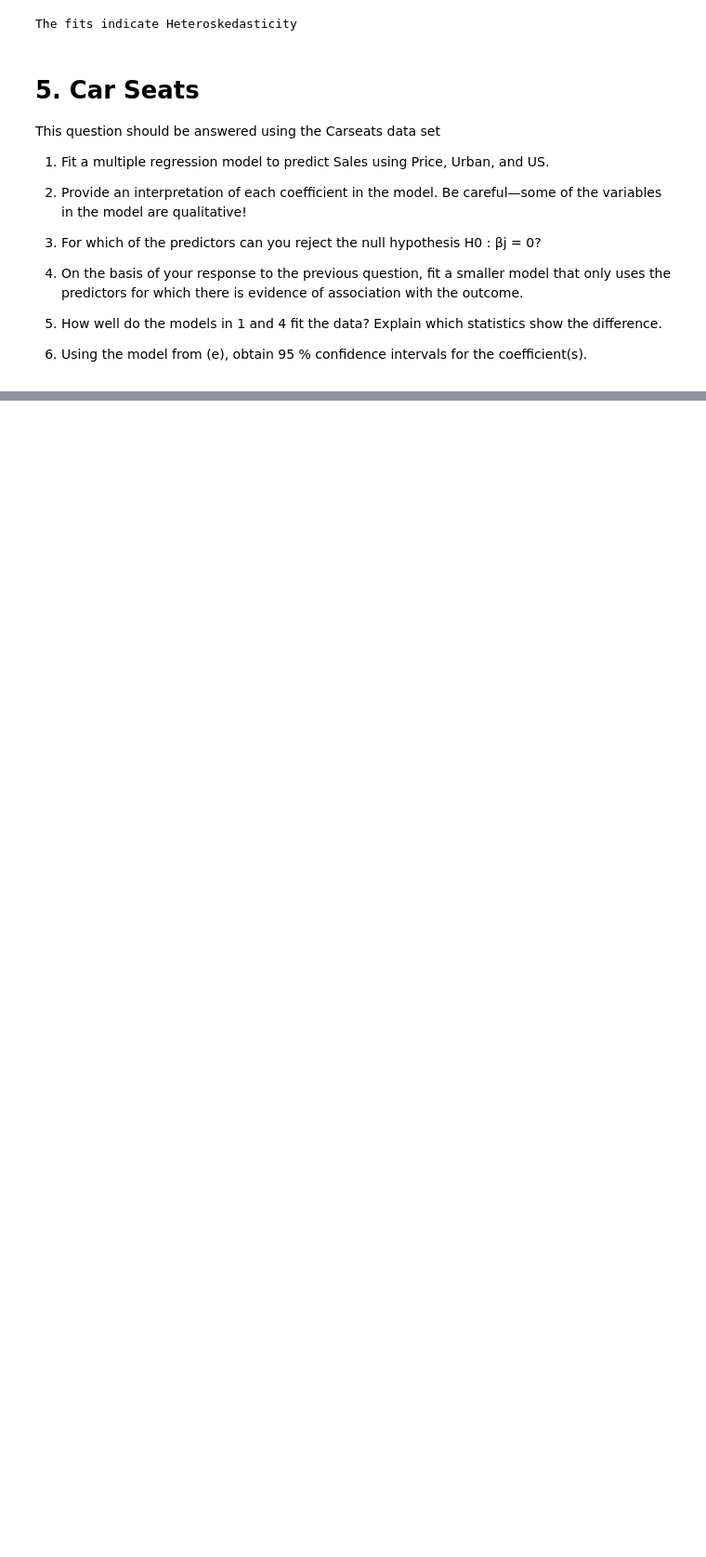
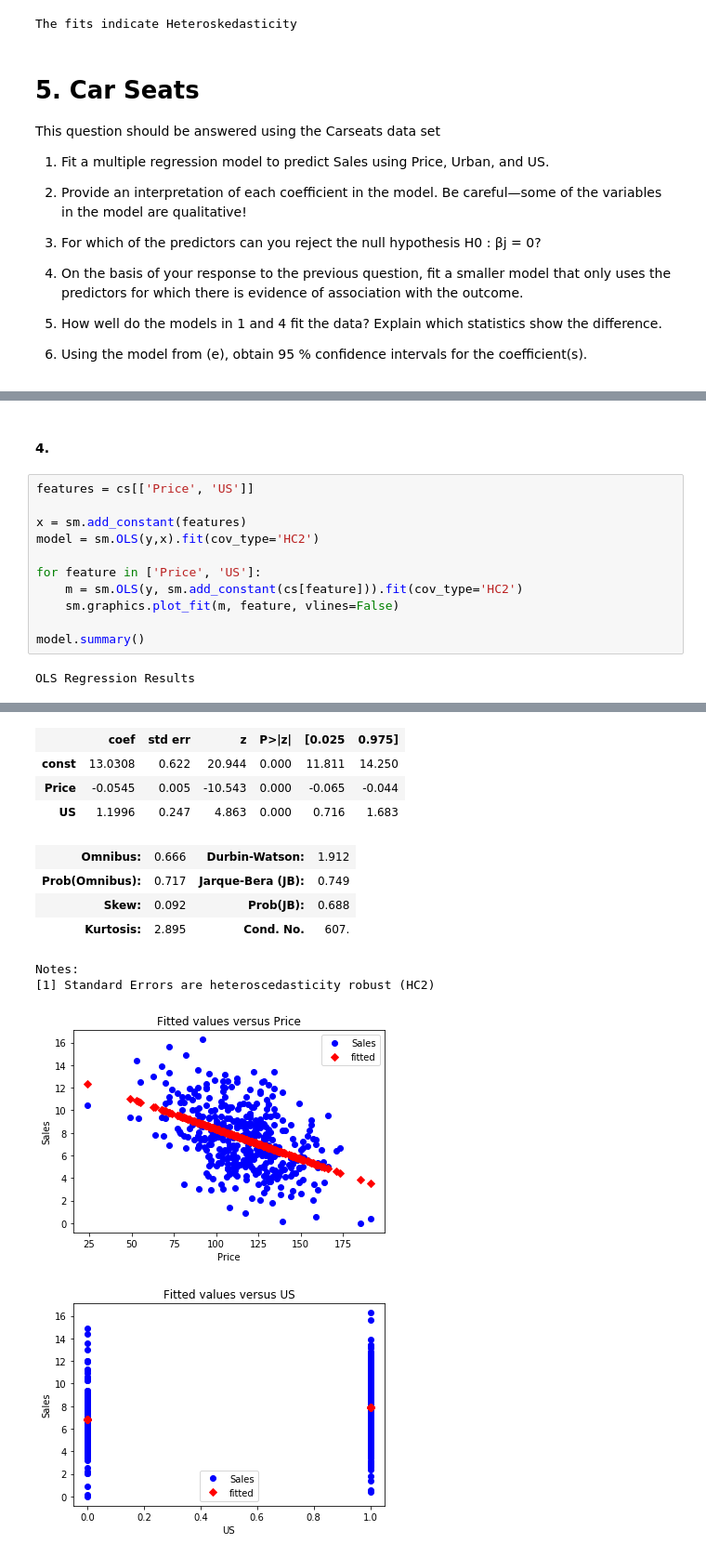
Before and after one commit to cb-ds-1/m3-2-regression-interpretation, a Jupyter notebook: workshop.ipynb, the cells around one changed output, grey strips where cells are left out. Shown at 93% size. Cells and saved outputs as stored; diff of their text form; blank space fills up the shorter version.

```diff
--- a/workshop.ipynb
+++ b/workshop.ipynb
@@ -597,0 +653,15 @@ This question should be answered using the Carseats data set
+# %% [markdown]
+#### 4.
+# %%
+features = cs[['Price', 'US']]
+
+x = sm.add_constant(features)
+model = sm.OLS(y,x).fit(cov_type='HC2')
+
+for feature in ['Price', 'US']:
+    m = sm.OLS(y, sm.add_constant(cs[feature])).fit(cov_type='HC2')
+    sm.graphics.plot_fit(m, feature, vlines=False)
+
+model.summary()
+# %% [output]
+OLS Regression Results
@@ -597,0 +677,12 @@ This question should be answered using the Carseats data set
+|  | coef | std err | z | P>|z| | [0.025 | 0.975] |
+| const | 13.0308 | 0.622 | 20.944 | 0.000 | 11.811 | 14.250 |
+| Price | -0.0545 | 0.005 | -10.543 | 0.000 | -0.065 | -0.044 |
+| US | 1.1996 | 0.247 | 4.863 | 0.000 | 0.716 | 1.683 |
+| Omnibus: | 0.666 | Durbin-Watson: | 1.912 |
+| Prob(Omnibus): | 0.717 | Jarque-Bera (JB): | 0.749 |
+| Skew: | 0.092 | Prob(JB): | 0.688 |
+| Kurtosis: | 2.895 | Cond. No. | 607. |
+Notes:
+[1] Standard Errors are heteroscedasticity robust (HC2)
+[figure, added]
+[figure, added]
```
Also changed, not shown: parts of 15 cells of this notebook.
